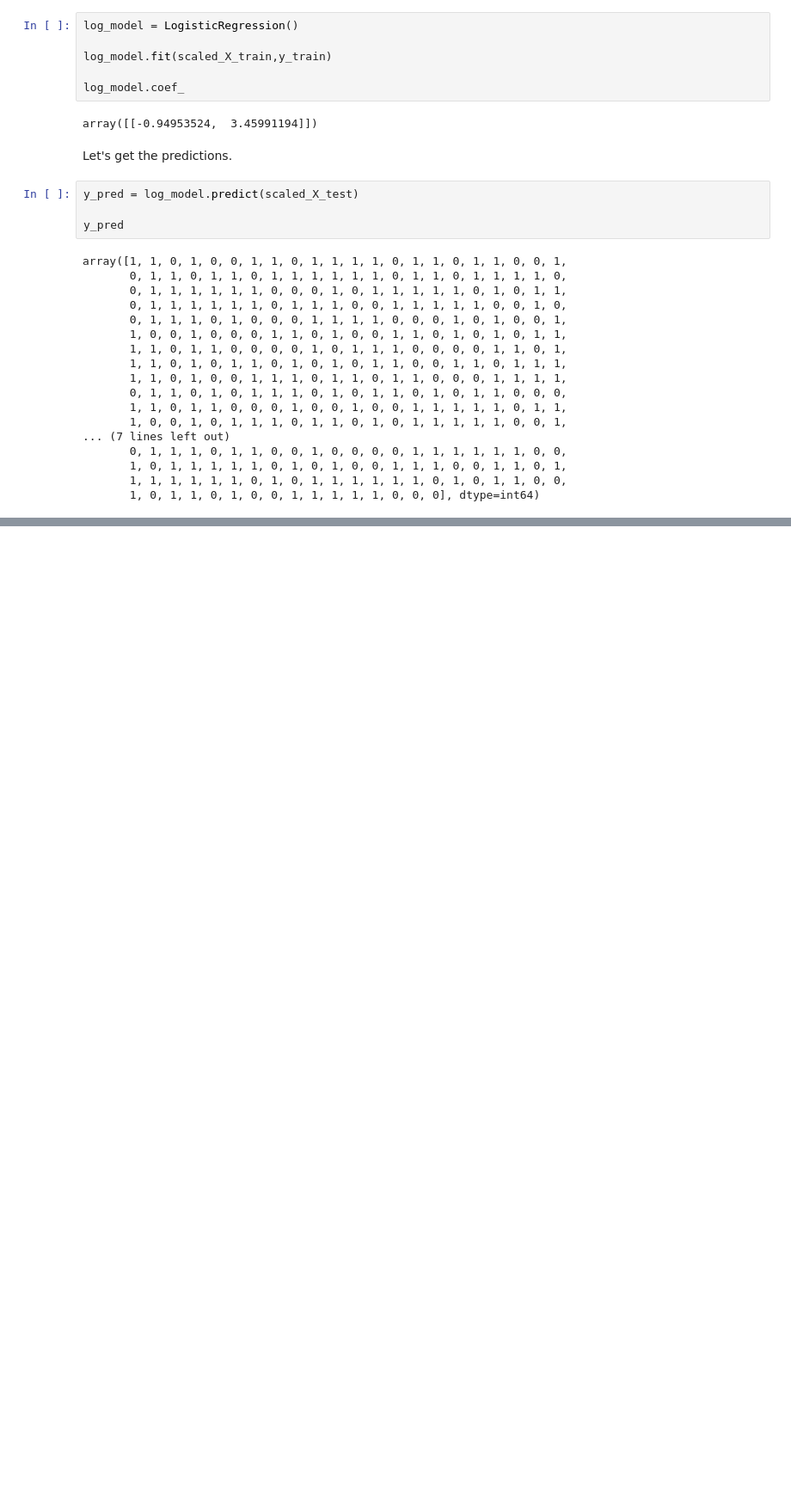
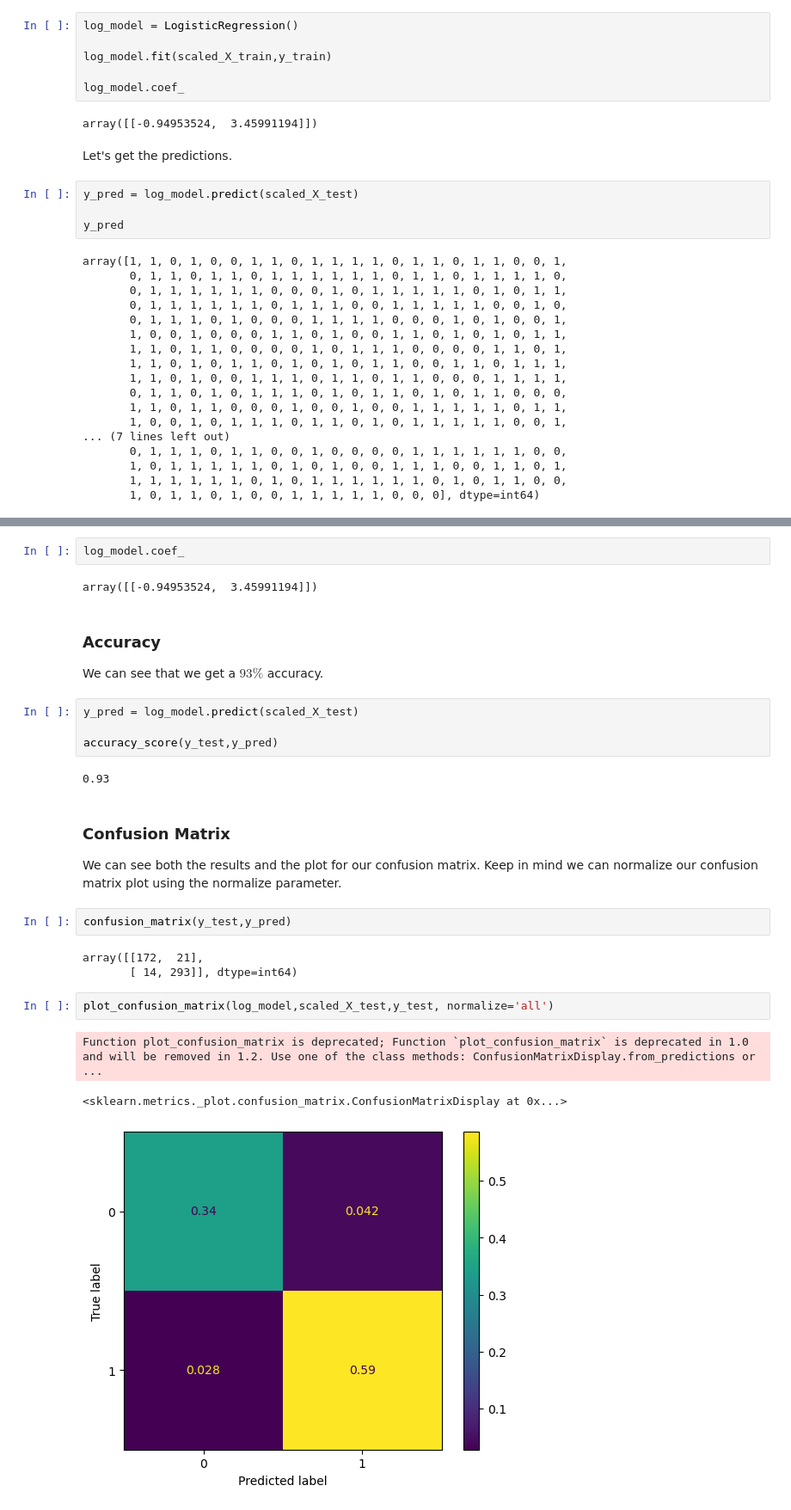
Before and after one commit to maginbu-0/Machine-Learning, a Jupyter notebook: Logistic Regression/Logistic Regression.ipynb, the cells around one changed output, grey strips where cells are left out. Shown at 86% size. Drawn from its saved outputs; the diff is of its cells as text; blank space fills up the shorter version.

```diff
--- a/Logistic Regression/Logistic Regression.ipynb
+++ b/Logistic Regression/Logistic Regression.ipynb
@@ -366,0 +371,29 @@ For most cases we can use the **AUC** (Area Under the Curve) to compare our mode
+# %%
+log_model.coef_
+# %% [output]
+array([[-0.94953524,  3.45991194]])
+# %% [markdown]
+### Accuracy
+
+We can see that we get a $93\%$ accuracy.
+# %%
+y_pred = log_model.predict(scaled_X_test)
+
+accuracy_score(y_test,y_pred)
+# %% [output]
+0.93
+# %% [markdown]
+### Confusion Matrix
+
+We can see both the results and the plot for our confusion matrix. Keep in mind we can normalize our confusion matrix plot using the normalize parameter.
+# %%
+confusion_matrix(y_test,y_pred)
+# %% [output]
+array([[172,  21],
+       [ 14, 293]], dtype=int64)
+# %%
+plot_confusion_matrix(log_model,scaled_X_test,y_test, normalize='all')
+# %% [output]
+Function plot_confusion_matrix is deprecated; Function `plot_confusion_matrix` is deprecated in 1.0 and will be removed in 1.2. Use one of the class methods: ConfusionMatrixDisplay.from_predictions or ...
+<sklearn.metrics._plot.confusion_matrix.ConfusionMatrixDisplay at 0x...>
+[figure, added]
```
Also changed, not shown: parts of 30 cells of this notebook.
